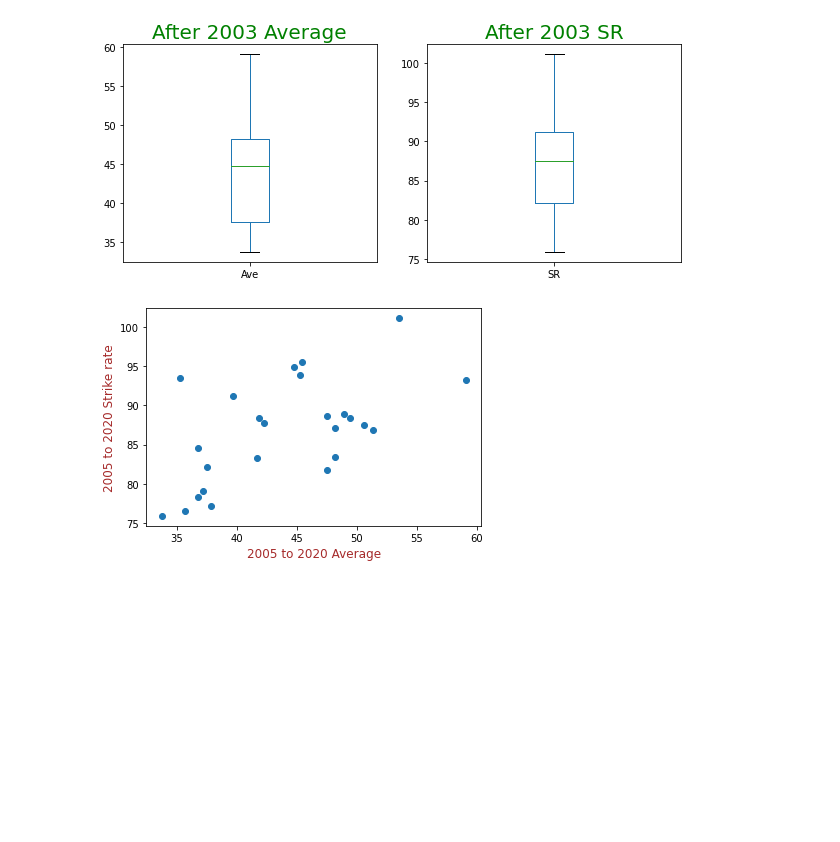
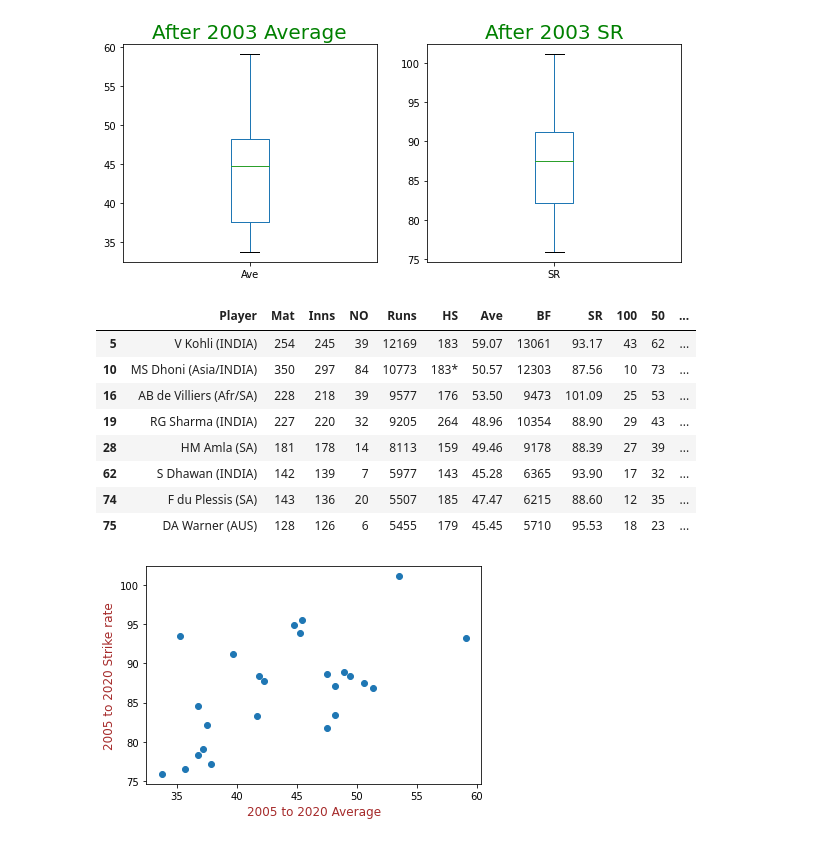
Before and after one commit to tanyx/Cricket_Analysis, a Jupyter notebook: Cric_EDA.ipynb, the cells around one changed output. Saved outputs shown, nothing was run; the diff lists cells and outputs as text; code cells hidden in the pictures; blank space fills up the shorter version.

```diff
--- a/Cric_EDA.ipynb
+++ b/Cric_EDA.ipynb
@@ -167,6 +211,19 @@ df_0520.SR.plot(kind = 'box')
 plt.show()
 # %% [output]
 [figure]
+# %%
+# List of path breaking people in between 2003 and 2020
+df_0520[(df_0520.Ave > 45) & (df_0520.SR > 87.5)]
+# %% [output]
+|  | Player | Mat | Inns | NO | Runs | HS | Ave | BF | SR | 100 | 50 | ... |
+| 5 | V Kohli (INDIA) | 254 | 245 | 39 | 12169 | 183 | 59.07 | 13061 | 93.17 | 43 | 62 | ... |
+| 10 | MS Dhoni (Asia/INDIA) | 350 | 297 | 84 | 10773 | 183* | 50.57 | 12303 | 87.56 | 10 | 73 | ... |
+| 16 | AB de Villiers (Afr/SA) | 228 | 218 | 39 | 9577 | 176 | 53.50 | 9473 | 101.09 | 25 | 53 | ... |
+| 19 | RG Sharma (INDIA) | 227 | 220 | 32 | 9205 | 264 | 48.96 | 10354 | 88.90 | 29 | 43 | ... |
+| 28 | HM Amla (SA) | 181 | 178 | 14 | 8113 | 159 | 49.46 | 9178 | 88.39 | 27 | 39 | ... |
+| 62 | S Dhawan (INDIA) | 142 | 139 | 7 | 5977 | 143 | 45.28 | 6365 | 93.90 | 17 | 32 | ... |
+| 74 | F du Plessis (SA) | 143 | 136 | 20 | 5507 | 185 | 47.47 | 6215 | 88.60 | 12 | 35 | ... |
+| 75 | DA Warner (AUS) | 128 | 126 | 6 | 5455 | 179 | 45.45 | 5710 | 95.53 | 18 | 23 | ... |
 # %%
 plt.scatter(df_0520.Ave,df_0520.SR)
 
```
Also changed, not shown: parts of 5 cells of this notebook.
